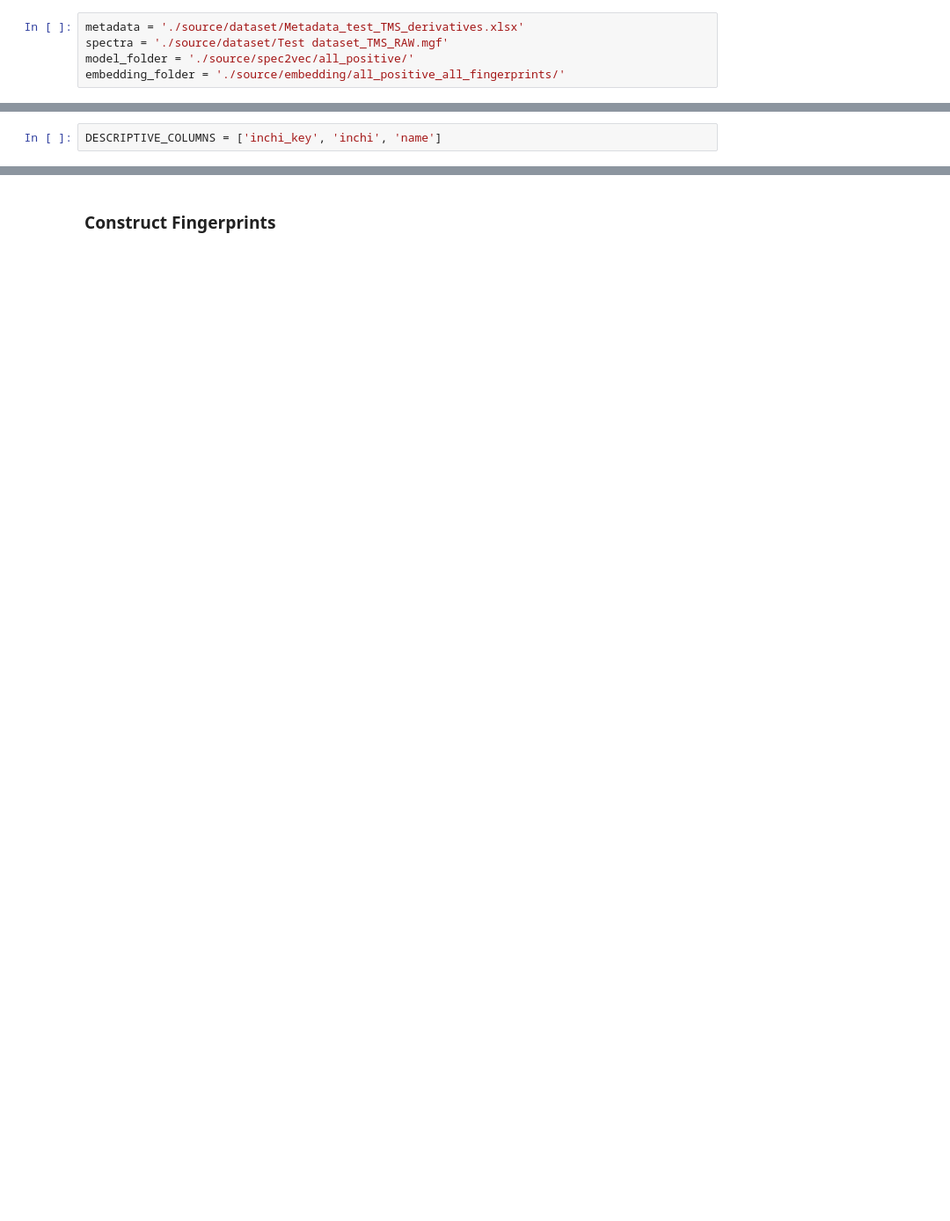
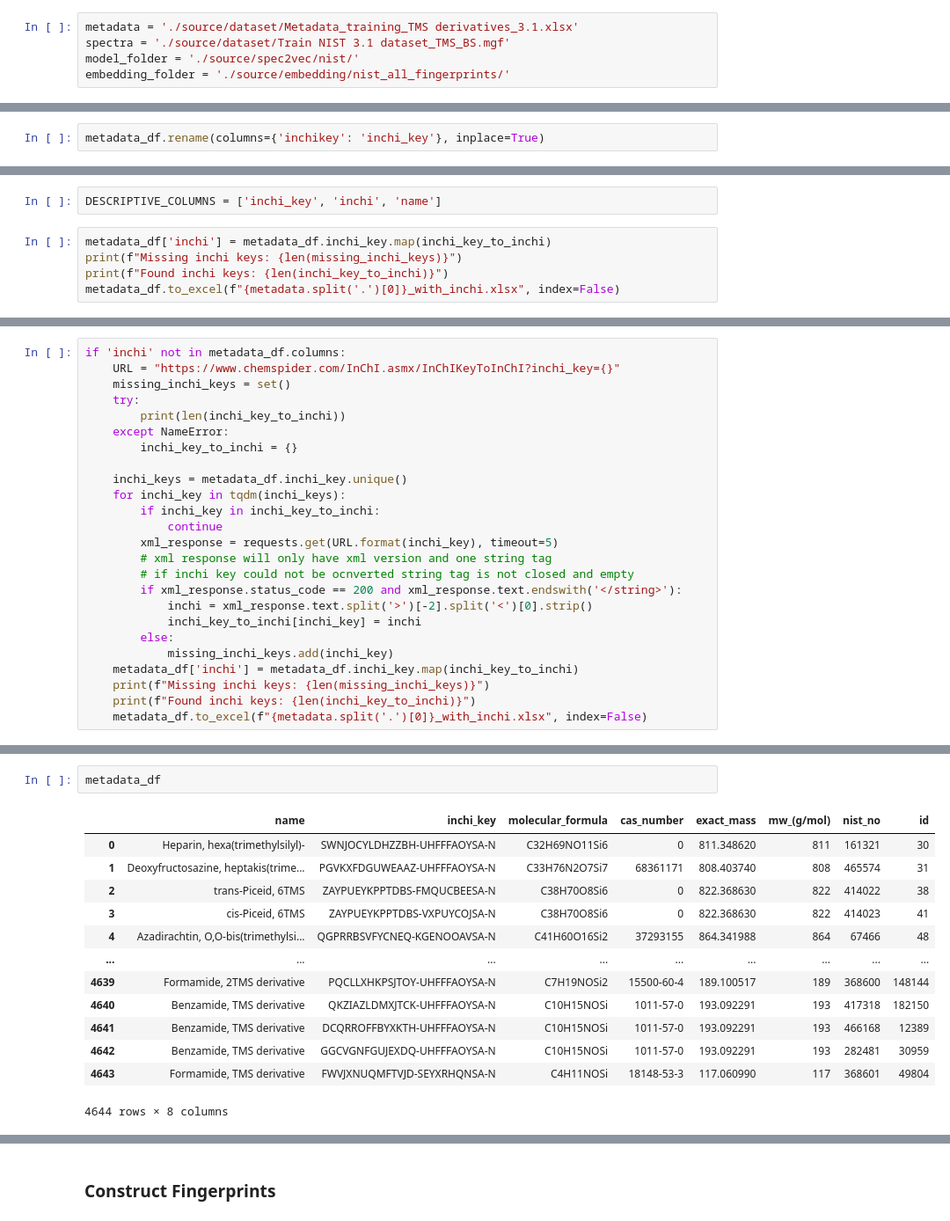
Before and after one commit to alpi314/mass_spectra, a Jupyter notebook: pipeline/s0_embed.ipynb, the cells around one changed output, grey strips where cells are left out. Shown at 88% size. Drawn from its saved outputs; the diff is of its cells as text; blank space fills up the shorter version.

```diff
--- a/pipeline/s0_embed.ipynb
+++ b/pipeline/s0_embed.ipynb
@@ -20,8 +23,8 @@ importlib.reload(mass_spectra.train_spec2vec)
 # %% [markdown]
 ### Define source files and output folder
 # %%
-metadata = './source/dataset/Metadata_test_TMS_derivatives.xlsx'
-spectra = './source/dataset/Test dataset_TMS_RAW.mgf'
-model_folder = './source/spec2vec/all_positive/'
-embedding_folder = './source/embedding/all_positive_all_fingerprints/'
+metadata = './source/dataset/Metadata_training_TMS derivatives_3.1.xlsx'
+spectra = './source/dataset/Train NIST 3.1 dataset_TMS_BS.mgf'
+model_folder = './source/spec2vec/nist/'
+embedding_folder = './source/embedding/nist_all_fingerprints/'
 # %%
@@ -98,6 +99,8 @@ metadata_df.rename(columns={c: sanitize(c) for c in metadata_df.columns}, inplac
 
 # Sanitize data in string columns
 metadata_df[metadata_df.columns[metadata_df.dtypes == 'object']] = metadata_df[metadata_df.columns[metadata_df.dtypes == 'object']].applymap(lambda x: x.strip() if isinstance(x, str) else x)
+# %%
+metadata_df.rename(columns={'inchikey': 'inchi_key'}, inplace=True)
 # %%
 metadata_df.info()
 # %% [output]
@@ -121,2 +122,7 @@ memory usage: 13.1+ KB
 # %%
 DESCRIPTIVE_COLUMNS = ['inchi_key', 'inchi', 'name']
+# %%
+metadata_df['inchi'] = metadata_df.inchi_key.map(inchi_key_to_inchi)
+print(f"Missing inchi keys: {len(missing_inchi_keys)}")
+print(f"Found inchi keys: {len(inchi_key_to_inchi)}")
+metadata_df.to_excel(f"{metadata.split('.')[0]}_with_inchi.xlsx", index=False)
@@ -122,0 +132,25 @@ DESCRIPTIVE_COLUMNS = ['inchi_key', 'inchi', 'name']
+# %%
+if 'inchi' not in metadata_df.columns:
+    URL = "https://www.chemspider.com/InChI.asmx/InChIKeyToInChI?inchi_key={}"
+    missing_inchi_keys = set()
+    try:
+        print(len(inchi_key_to_inchi))
+    except NameError:
+        inchi_key_to_inchi = {}
+
+    inchi_keys = metadata_df.inchi_key.unique()
+    for inchi_key in tqdm(inchi_keys):
+        if inchi_key in inchi_key_to_inchi:
+            continue
+        xml_response = requests.get(URL.format(inchi_key), timeout=5)
+        # xml response will only have xml version and one string tag
+        # if inchi key could not be ocnverted string tag is not closed and empty
+        if xml_response.status_code == 200 and xml_response.text.endswith('</string>'):
+            inchi = xml_response.text.split('>')[-2].split('<')[0].strip()
+            inchi_key_to_inchi[inchi_key] = inchi
+        else:
+            missing_inchi_keys.add(inchi_key)
+    metadata_df['inchi'] = metadata_df.inchi_key.map(inchi_key_to_inchi)
+    print(f"Missing inchi keys: {len(missing_inchi_keys)}")
+    print(f"Found inchi keys: {len(inchi_key_to_inchi)}")
+    metadata_df.to_excel(f"{metadata.split('.')[0]}_with_inchi.xlsx", index=False)
@@ -123 +160,17 @@ DESCRIPTIVE_COLUMNS = ['inchi_key', 'inchi', 'name']
+# %%
+metadata_df
+# %% [output]
+|  | name | inchi_key | molecular_formula | cas_number | exact_mass | mw_(g/mol) | nist_no | id |
+| 0 | Heparin, hexa(trimethylsilyl)- | SWNJOCYLDHZZBH-UHFFFAOYSA-N | C32H69NO11Si6 | 0 | 811.348620 | 811 | 161321 | 30 |
+| 1 | Deoxyfructosazine, heptakis(trime... | PGVKXFDGUWEAAZ-UHFFFAOYSA-N | C33H76N2O7Si7 | 68361171 | 808.403740 | 808 | 465574 | 31 |
+| 2 | trans-Piceid, 6TMS | ZAYPUEYKPPTDBS-FMQUCBEESA-N | C38H70O8Si6 | 0 | 822.368630 | 822 | 414022 | 38 |
+| 3 | cis-Piceid, 6TMS | ZAYPUEYKPPTDBS-VXPUYCOJSA-N | C38H70O8Si6 | 0 | 822.368630 | 822 | 414023 | 41 |
+| 4 | Azadirachtin, O,O-bis(trimethylsi... | QGPRRBSVFYCNEQ-KGENOOAVSA-N | C41H60O16Si2 | 37293155 | 864.341988 | 864 | 67466 | 48 |
+| ... | ... | ... | ... | ... | ... | ... | ... | ... |
+| 4639 | Formamide, 2TMS derivative | PQCLLXHKPSJTOY-UHFFFAOYSA-N | C7H19NOSi2 | 15500-60-4 | 189.100517 | 189 | 368600 | 148144 |
+| 4640 | Benzamide, TMS derivative | QKZIAZLDMXJTCK-UHFFFAOYSA-N | C10H15NOSi | 1011-57-0 | 193.092291 | 193 | 417318 | 182150 |
+| 4641 | Benzamide, TMS derivative | DCQRROFFBYXKTH-UHFFFAOYSA-N | C10H15NOSi | 1011-57-0 | 193.092291 | 193 | 466168 | 12389 |
+| 4642 | Benzamide, TMS derivative | GGCVGNFGUJEXDQ-UHFFFAOYSA-N | C10H15NOSi | 1011-57-0 | 193.092291 | 193 | 282481 | 30959 |
+| 4643 | Formamide, TMS derivative | FWVJXNUQMFTVJD-SEYXRHQNSA-N | C4H11NOSi | 18148-53-3 | 117.060990 | 117 | 368601 | 49804 |
+4644 rows × 8 columns
 # %%
```
Also changed, not shown: parts of 9 cells of this notebook, 3 other files.
